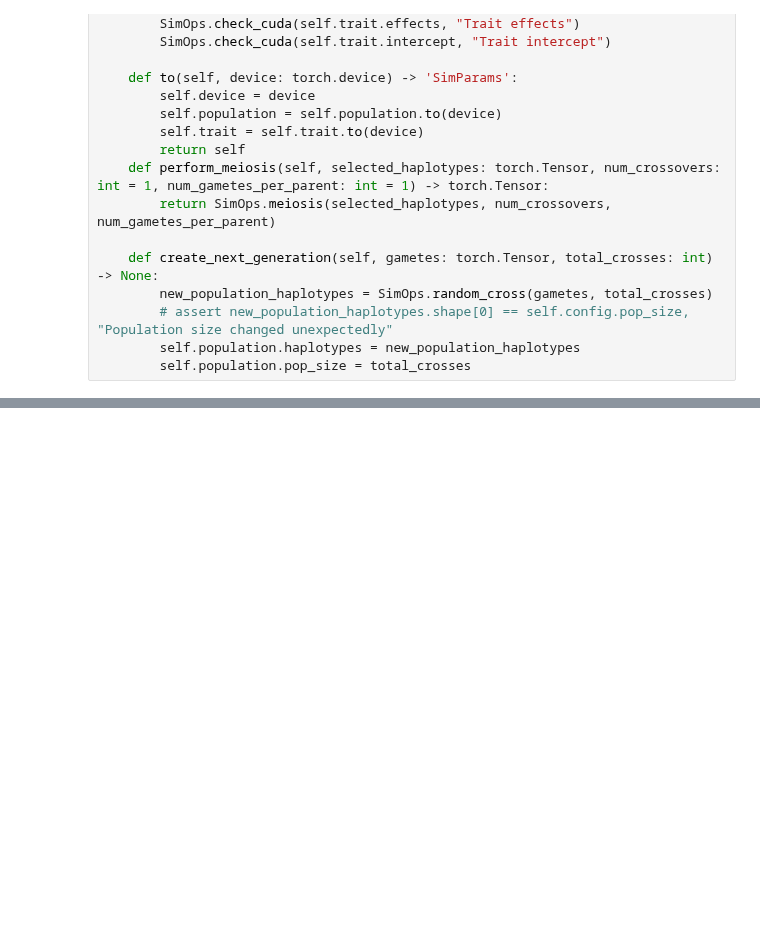
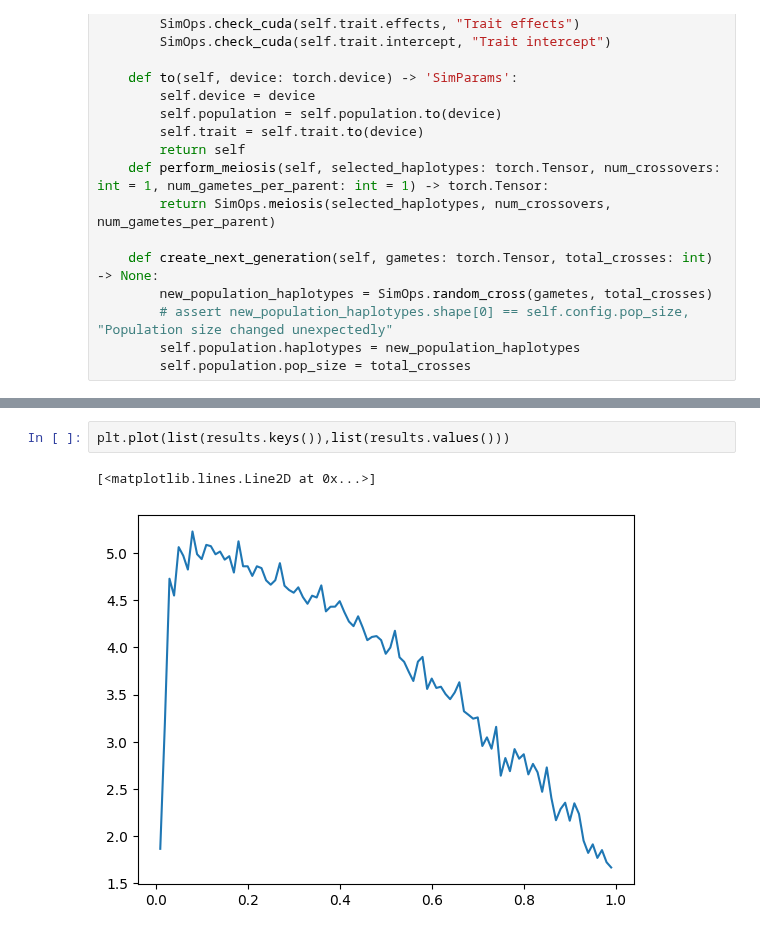
Before and after one commit to cjGO/ChewC, a Jupyter notebook: dev_nbs/ChewCuda.ipynb, the cells around one changed output, grey strips where cells are left out. Saved outputs shown, nothing was run; the diff lists cells and outputs as text; blank space fills up the shorter version.

```diff
--- a/dev_nbs/ChewCuda.ipynb
+++ b/dev_nbs/ChewCuda.ipynb
@@ -362 +535,6 @@ class CustomCallback(BaseCallback):
+# %%
+plt.plot(list(results.keys()),list(results.values()))
+# %% [output]
+[<matplotlib.lines.Line2D at 0x...>]
+[figure, added]
 # %%
```
Also changed, not shown: parts of 10 cells of this notebook.
